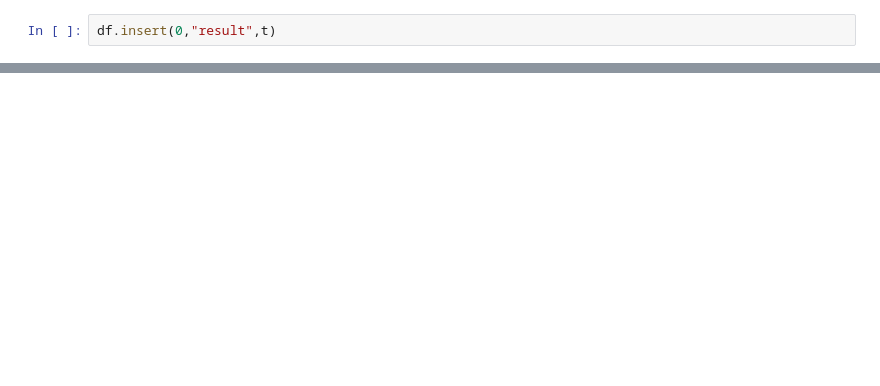
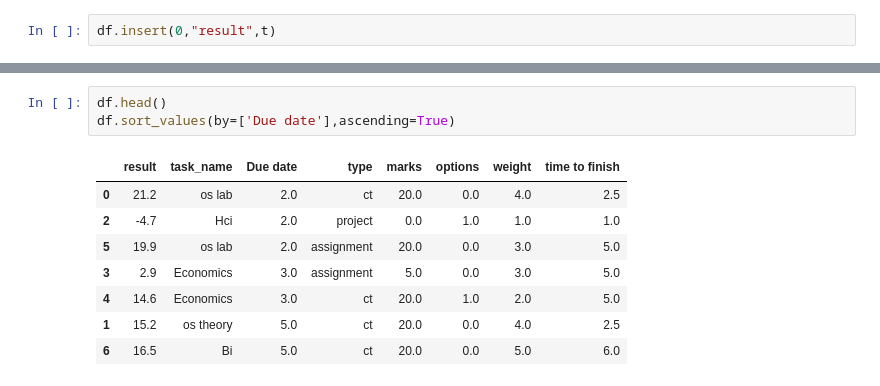
Before and after one commit to Samrat-Abdul-Jalil/Daily-task, a Jupyter notebook: Task.ipynb, the cells around one changed output, grey strips where cells are left out. Cells and saved outputs as stored; diff of their text form; blank space fills up the shorter version.

```diff
--- a/Task.ipynb
+++ b/Task.ipynb
@@ -36,0 +37,12 @@ df.sort_values(by=['result'],ascending=False)
+# %%
+df.head()
+df.sort_values(by=['Due date'],ascending=True)
+# %% [output]
+|  | result | task_name | Due date | type | marks | options | weight | time to finish |
+| 0 | 21.2 | os lab | 2.0 | ct | 20.0 | 0.0 | 4.0 | 2.5 |
+| 2 | -4.7 | Hci | 2.0 | project | 0.0 | 1.0 | 1.0 | 1.0 |
+| 5 | 19.9 | os lab | 2.0 | assignment | 20.0 | 0.0 | 3.0 | 5.0 |
+| 3 | 2.9 | Economics | 3.0 | assignment | 5.0 | 0.0 | 3.0 | 5.0 |
+| 4 | 14.6 | Economics | 3.0 | ct | 20.0 | 1.0 | 2.0 | 5.0 |
+| 1 | 15.2 | os theory | 5.0 | ct | 20.0 | 0.0 | 4.0 | 2.5 |
+| 6 | 16.5 | Bi | 5.0 | ct | 20.0 | 0.0 | 5.0 | 6.0 |
```
Also changed, not shown: parts of 5 cells of this notebook.
